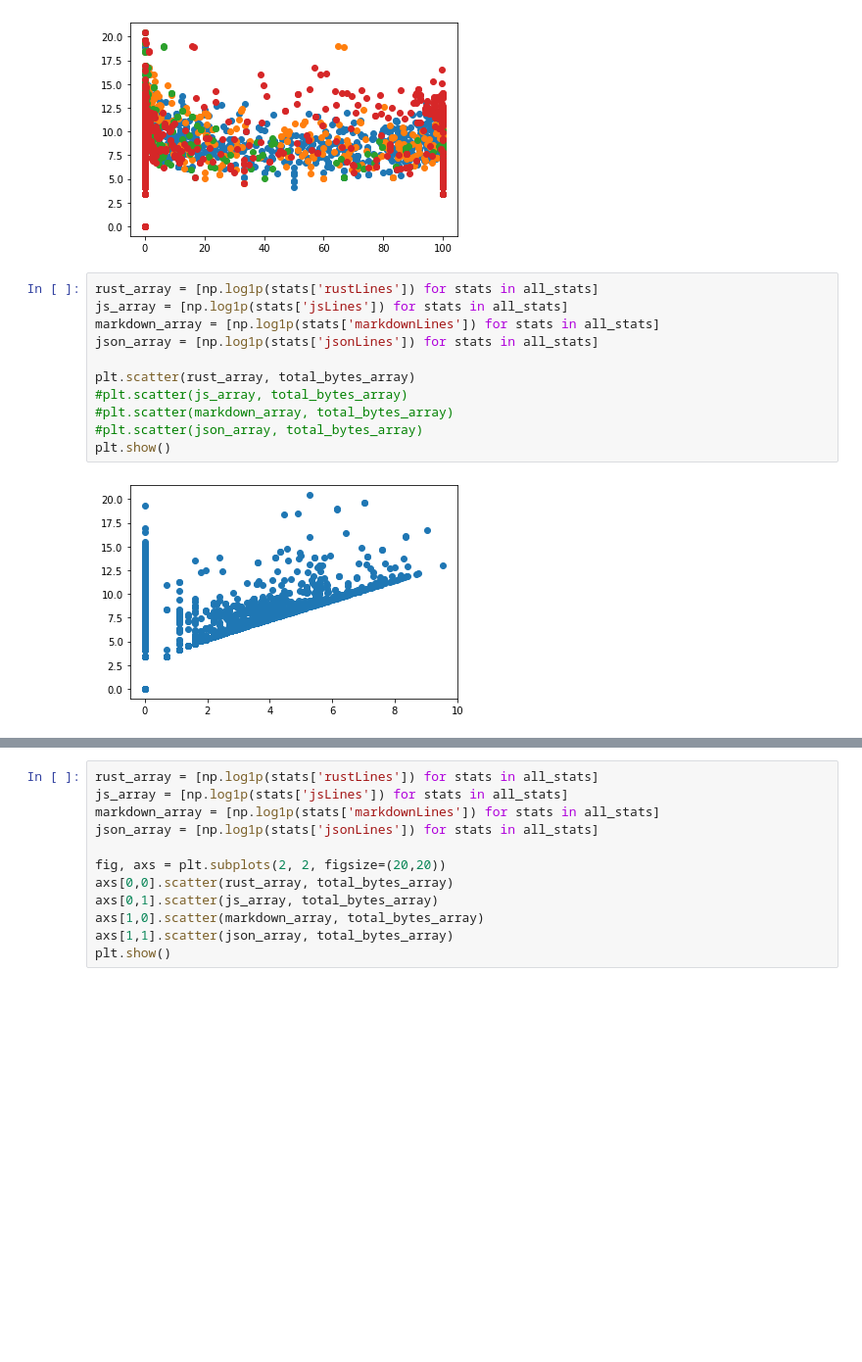
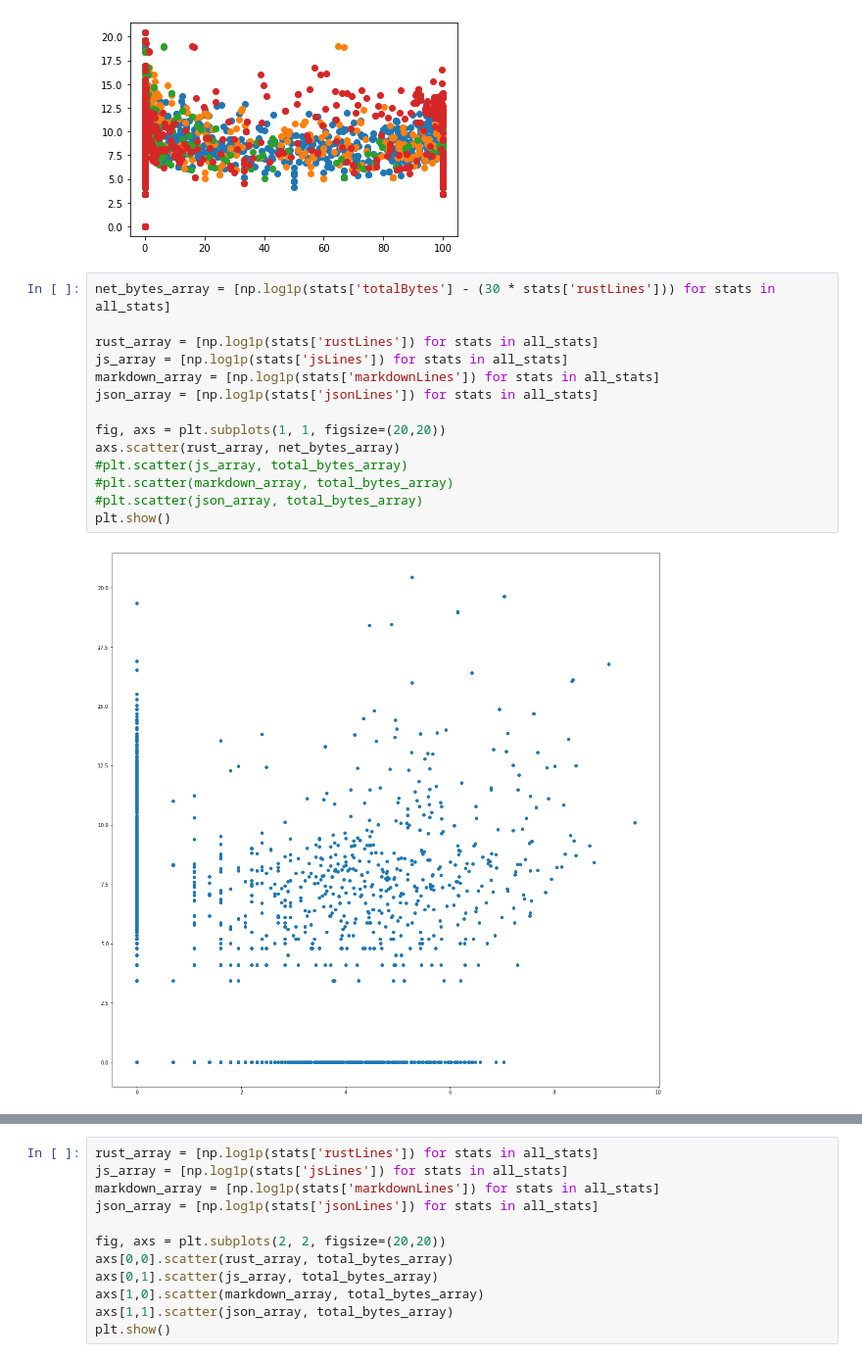
Before and after one commit to Deadman-DAO/Web3HackerNetwork, a Jupyter notebook: sandbox/notebooks/bob/commit_stat_engineering.ipynb, the cells around one changed output, grey strips where cells are left out. Shown: that part at 98% size. Saved outputs shown, nothing was run; the diff lists cells and outputs as text; blank space fills up the shorter version.

```diff
--- a/sandbox/notebooks/bob/commit_stat_engineering.ipynb
+++ b/sandbox/notebooks/bob/commit_stat_engineering.ipynb
@@ -69,15 +69,18 @@ plt.show()
 # %% [output]
 [figure]
 # %%
+net_bytes_array = [np.log1p(stats['totalBytes'] - (30 * stats['rustLines'])) for stats in all_stats]
+
 rust_array = [np.log1p(stats['rustLines']) for stats in all_stats]
 js_array = [np.log1p(stats['jsLines']) for stats in all_stats]
 markdown_array = [np.log1p(stats['markdownLines']) for stats in all_stats]
 json_array = [np.log1p(stats['jsonLines']) for stats in all_stats]
 
-plt.scatter(rust_array, total_bytes_array)
+fig, axs = plt.subplots(1, 1, figsize=(20,20))
+axs.scatter(rust_array, net_bytes_array)
 #plt.scatter(js_array, total_bytes_array)
 #plt.scatter(markdown_array, total_bytes_array)
 #plt.scatter(json_array, total_bytes_array)
 plt.show()
 # %% [output]
-[figure, old version]
+[figure, new version]
```
Also changed, not shown: parts of 1 cell of this notebook.
